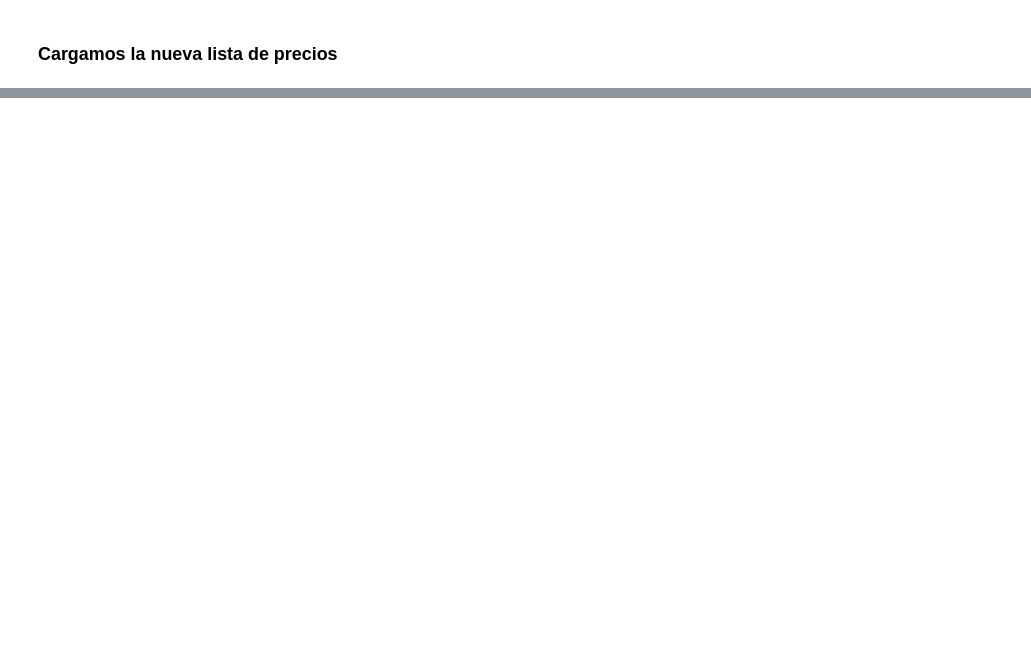
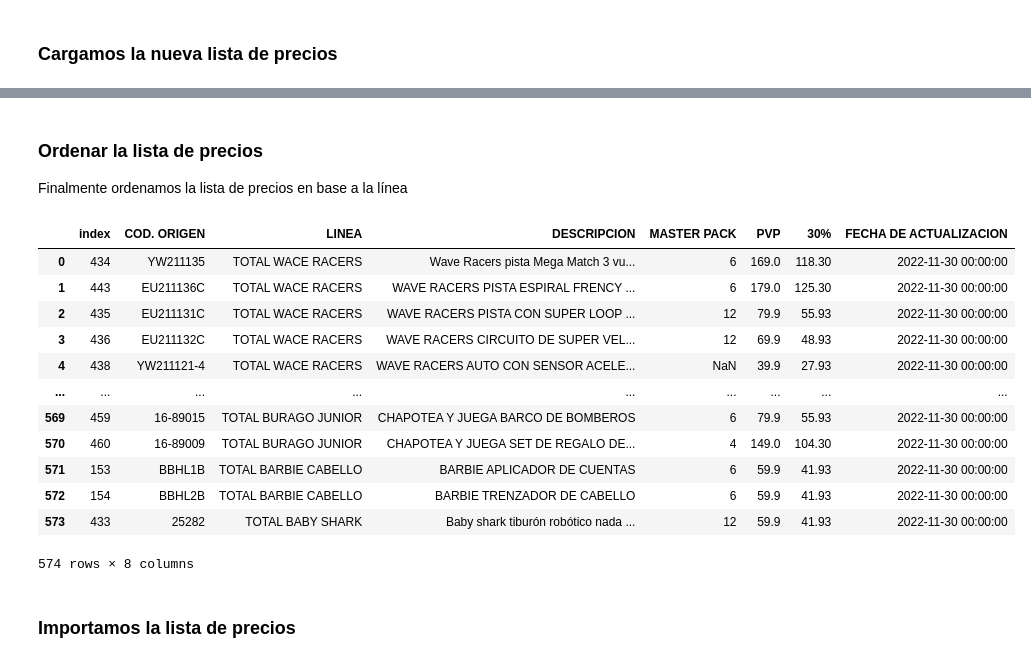
Before and after one commit to axl72/intek-scripts, a Jupyter notebook: update_prices.ipynb, the cells around one changed output, grey strips where cells are left out. Saved outputs shown, nothing was run; the diff lists cells and outputs as text; code cells hidden in the pictures; blank space fills up the shorter version.

```diff
--- a/update_prices.ipynb
+++ b/update_prices.ipynb
@@ -120,0 +173,22 @@ t[t['size'] > 1]
+# %% [markdown]
+### Ordenar la lista de precios
+Finalmente ordenamos la lista de precios en base a la línea
+# %%
+    nueva_lista_tmp = nueva_lista_tmp.sort_values("LINEA", ascending=False).reset_index()
+nueva_lista_tmp
+# %% [output]
+|  | index | COD. ORIGEN | LINEA | DESCRIPCION | MASTER PACK | PVP | 30% | FECHA DE ACTUALIZACION |
+| 0 | 434 | YW211135 | TOTAL WACE RACERS | Wave Racers pista Mega Match 3 vu... | 6 | 169.0 | 118.30 | 2022-11-30 00:00:00 |
+| 1 | 443 | EU211136C | TOTAL WACE RACERS | WAVE RACERS PISTA ESPIRAL FRENCY ... | 6 | 179.0 | 125.30 | 2022-11-30 00:00:00 |
+| 2 | 435 | EU211131C | TOTAL WACE RACERS | WAVE RACERS PISTA CON SUPER LOOP ... | 12 | 79.9 | 55.93 | 2022-11-30 00:00:00 |
+| 3 | 436 | EU211132C | TOTAL WACE RACERS | WAVE RACERS CIRCUITO DE SUPER VEL... | 12 | 69.9 | 48.93 | 2022-11-30 00:00:00 |
+| 4 | 438 | YW211121-4 | TOTAL WACE RACERS | WAVE RACERS AUTO CON SENSOR ACELE... | NaN | 39.9 | 27.93 | 2022-11-30 00:00:00 |
+| ... | ... | ... | ... | ... | ... | ... | ... | ... |
+| 569 | 459 | 16-89015 | TOTAL BURAGO JUNIOR | CHAPOTEA Y JUEGA BARCO DE BOMBEROS | 6 | 79.9 | 55.93 | 2022-11-30 00:00:00 |
+| 570 | 460 | 16-89009 | TOTAL BURAGO JUNIOR | CHAPOTEA Y JUEGA SET DE REGALO DE... | 4 | 149.0 | 104.30 | 2022-11-30 00:00:00 |
+| 571 | 153 | BBHL1B | TOTAL BARBIE CABELLO | BARBIE APLICADOR DE CUENTAS | 6 | 59.9 | 41.93 | 2022-11-30 00:00:00 |
+| 572 | 154 | BBHL2B | TOTAL BARBIE CABELLO | BARBIE TRENZADOR DE CABELLO | 6 | 59.9 | 41.93 | 2022-11-30 00:00:00 |
+| 573 | 433 | 25282 | TOTAL BABY SHARK | Baby shark tiburón robótico nada ... | 12 | 59.9 | 41.93 | 2022-11-30 00:00:00 |
+574 rows × 8 columns
+# %% [markdown]
+### Importamos la lista de precios
```
Also changed, not shown: parts of 23 cells of this notebook, 2 other files.
